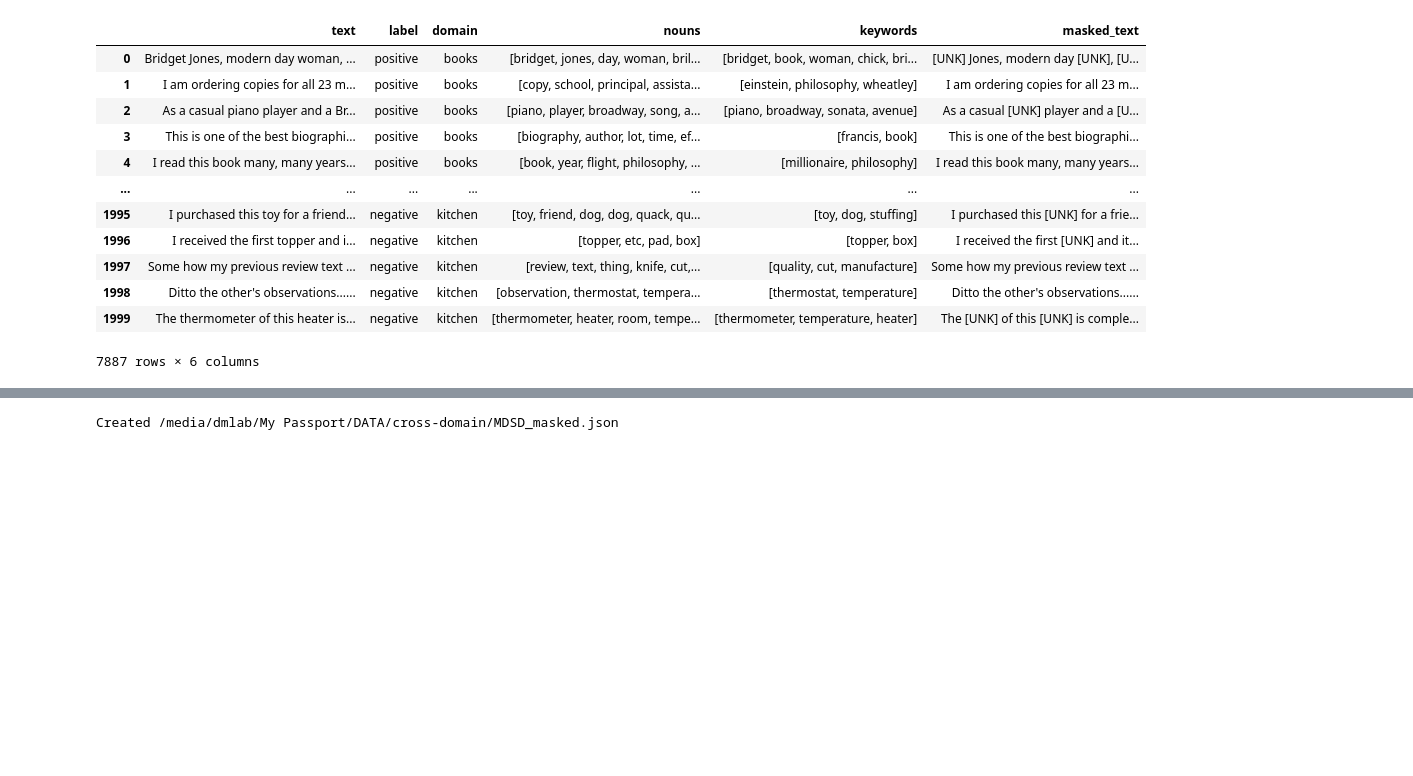
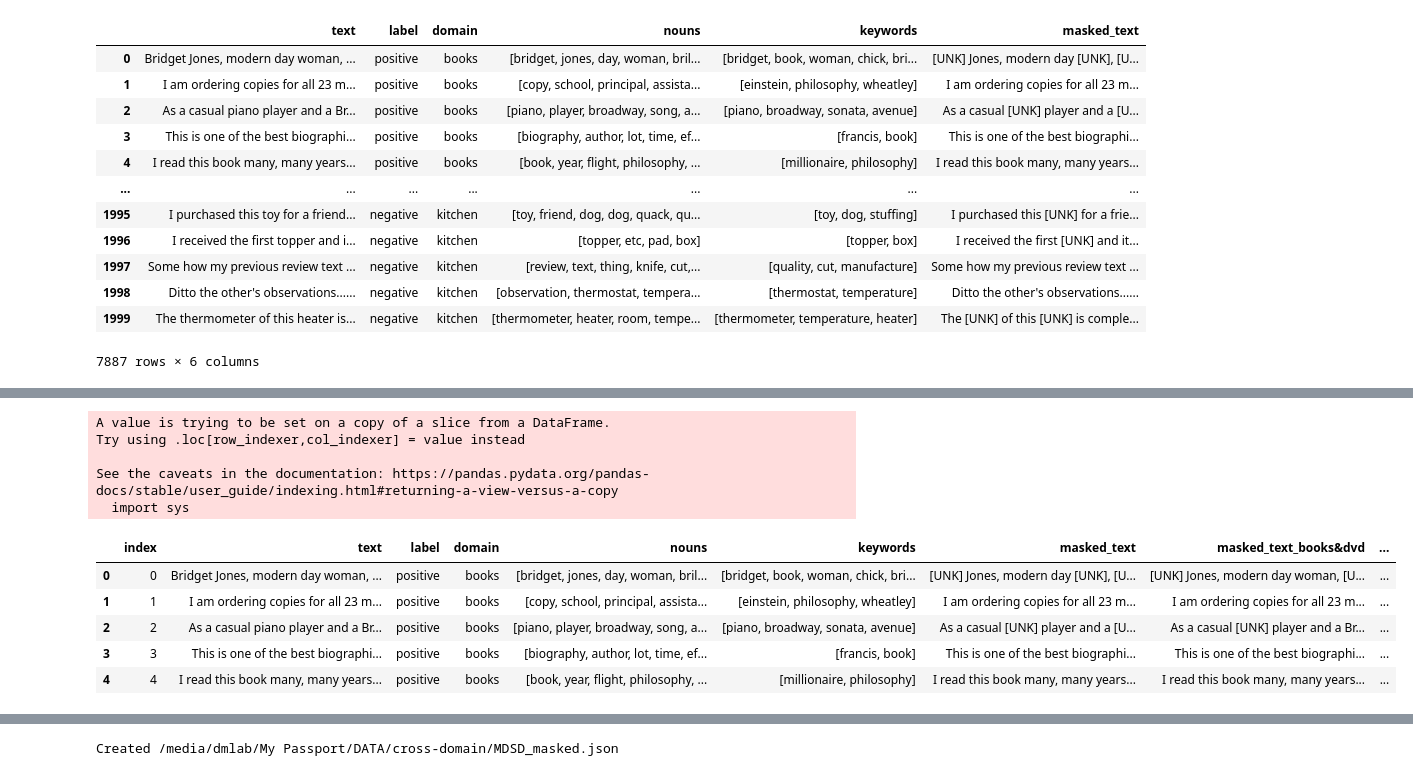
Before and after one commit to sophia-jihye/cross-domain, a Jupyter notebook: Main data_preparation_using_KeyBERT.ipynb, the cells around one changed output, grey strips where cells are left out. Saved outputs shown, nothing was run; the diff lists cells and outputs as text; code cells hidden in the pictures; blank space fills up the shorter version.

```diff
--- a/Main data_preparation_using_KeyBERT.ipynb
+++ b/Main data_preparation_using_KeyBERT.ipynb
@@ -108,0 +118,15 @@ raw_df
+# %%
+def get_freq_of_one_domain(raw_df, domain, keyword):
+    _df = raw_df[raw_df['domain']==domain]
+    _df = _df[_df['keywords'].apply(lambda x: keyword in x)]
+    return len(_df)
+
+keywords_set = set([k for sub in raw_df.keywords for k in sub])
+keywords_df = pd.DataFrame(keywords_set, columns=['keyword'])
+for domain in raw_df.domain.unique():
+    keywords_df[domain] = keywords_df['keyword'].progress_apply(lambda x: get_freq_of_one_domain(raw_df, domain, x))
+
+keywords_df.to_csv(os.path.join(save_dir, 'MDSD_keywords.csv'), index=False)
+print('Created {}'.format(os.path.join(save_dir, 'MDSD_keywords.csv')))
+
+keywords_df.sort_values(by=['electronics'], ascending=False).head()
@@ -108,0 +141,25 @@ raw_df
+# %%
+def is_domain_specific_keyword(keyword, keywords_df, domain1, domain2, threshold=0.7):
+    k_record = keywords_df[keywords_df['keyword']==keyword].iloc[0]
+    ratio_for_one_domain = k_record[domain1] / (k_record[domain1]+k_record[domain2])
+    return ratio_for_one_domain > threshold or ratio_for_one_domain < (1-threshold)
+
+for (domain1, domain2) in list(combinations(raw_df.domain.unique(), 2)):
+    raw_df['masked_text_{}&{}'.format(*sorted([domain1, domain2]))] = raw_df.progress_apply\
+        (lambda x: mask_keywords(x['text'], [k for k in x['keywords'] \
+        if is_domain_specific_keyword(k, keywords_df, domain1, domain2)]) \
+         if x['domain'] in (domain1, domain2) else None, axis=1)
+
+raw_df.head()
+# %% [output]
+A value is trying to be set on a copy of a slice from a DataFrame.
+Try using .loc[row_indexer,col_indexer] = value instead
+
+See the caveats in the documentation: https://pandas.pydata.org/pandas-docs/stable/user_guide/indexing.html#returning-a-view-versus-a-copy
+  import sys
+|  | index | text | label | domain | nouns | keywords | masked_text | masked_text_books&dvd | ... |
+| 0 | 0 | Bridget Jones, modern day woman, ... | positive | books | [bridget, jones, day, woman, bril... | [bridget, book, woman, chick, bri... | [UNK] Jones, modern day [UNK], [U... | [UNK] Jones, modern day woman, [U... | ... |
+| 1 | 1 | I am ordering copies for all 23 m... | positive | books | [copy, school, principal, assista... | [einstein, philosophy, wheatley] | I am ordering copies for all 23 m... | I am ordering copies for all 23 m... | ... |
+| 2 | 2 | As a casual piano player and a Br... | positive | books | [piano, player, broadway, song, a... | [piano, broadway, sonata, avenue] | As a casual [UNK] player and a [U... | As a casual [UNK] player and a Br... | ... |
+| 3 | 3 | This is one of the best biographi... | positive | books | [biography, author, lot, time, ef... | [francis, book] | This is one of the best biographi... | This is one of the best biographi... | ... |
+| 4 | 4 | I read this book many, many years... | positive | books | [book, year, flight, philosophy, ... | [millionaire, philosophy] | I read this book many, many years... | I read this book many, many years... | ... |
```
Also changed, not shown: parts of 8 cells of this notebook, 3 other files.
